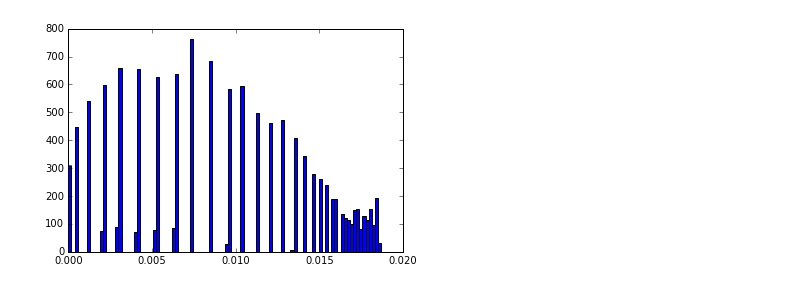
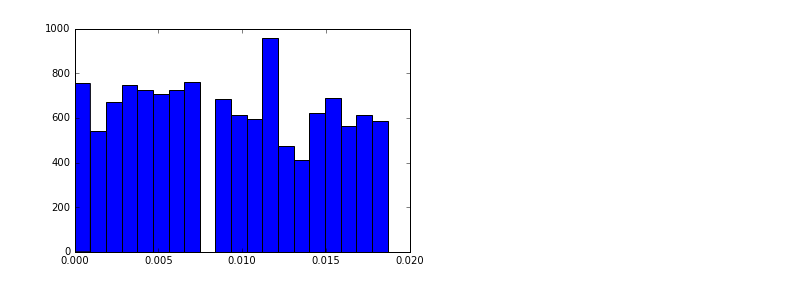
Before and after one commit to Moqri/KnowledgeMap, a Jupyter notebook: analysis/cocite.ipynb, the cells around one changed output. Saved outputs shown, nothing was run; the diff lists cells and outputs as text; code cells hidden in the pictures.

```diff
--- a/analysis/cocite.ipynb
+++ b/analysis/cocite.ipynb
@@ -119,0 +96,4 @@ cdf=np.cumsum(hist[0]/len(l))
+# %%
+l=l.sort_values()
+l=l.reset_index(drop=True)
+l.plot(drawstyle='steps')
@@ -119,0 +103,4 @@ cdf=np.cumsum(hist[0]/len(l))
+# %%
+cum_dist = np.linspace(0.,1.,len(l))
+cdf = pd.Series(cum_dist, index=l)
+cdf.plot()
@@ -120,6 +110,3 @@ cdf=np.cumsum(hist[0]/len(l))
 # %%
-df['p']=df.weight*1000
-df['p']=df.p.round()
+df['p']=df.weight.apply(lambda x :1- cdf[x])
+df
-# %%
-df['p']=df.p.apply(lambda x :1- cdf[x])
-df
@@ -145,6 +113,6 @@ df
 # %%
 l=df[df.weight>0].p
 binwidth=.01
-hist=plt.hist(l,100 )
+hist=plt.hist(l,20 )
 # %% [output]
-[figure, old version]
+[figure, new version]
```
Also changed, not shown: parts of 8 cells of this notebook, 3 other files.
